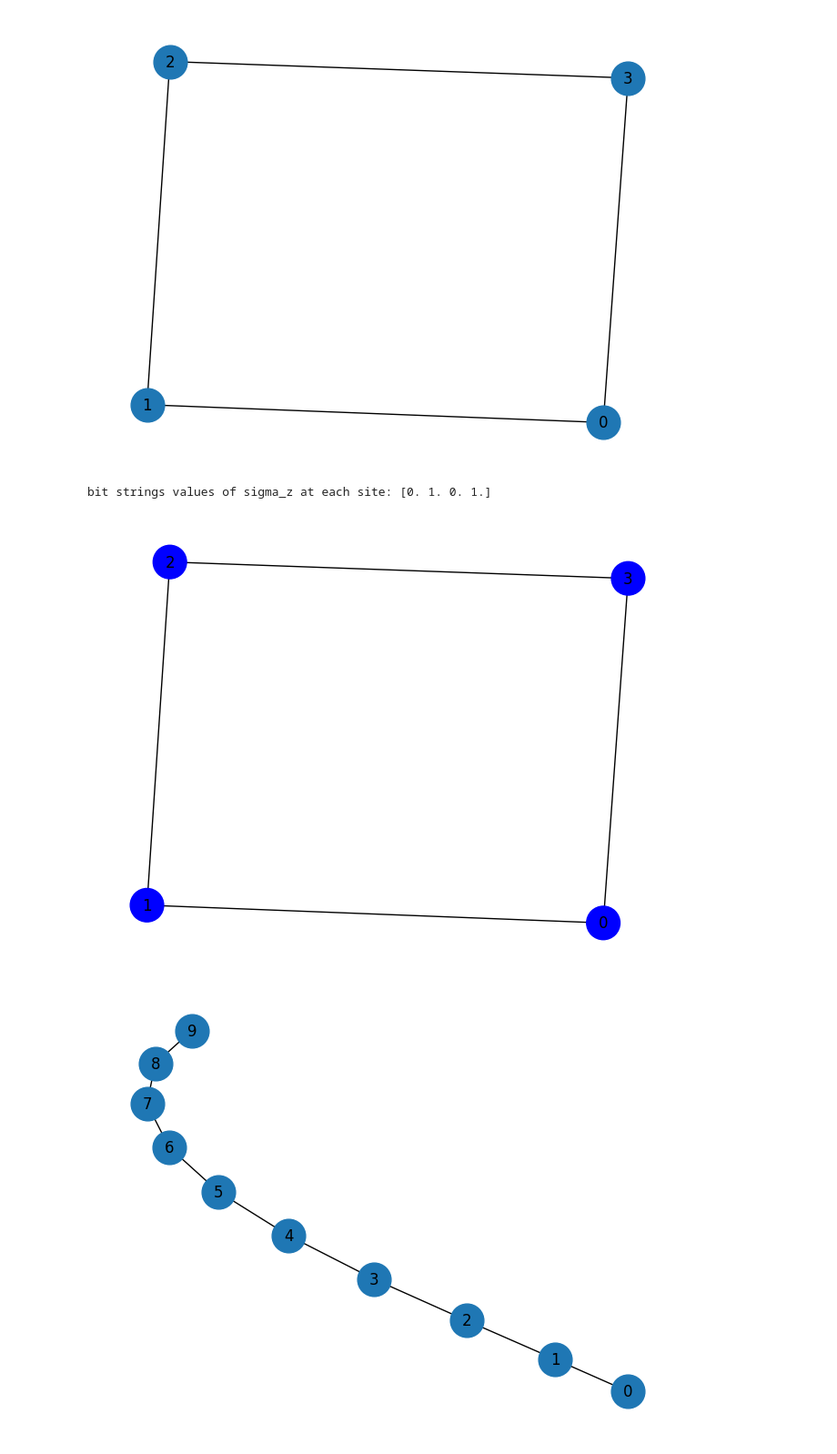
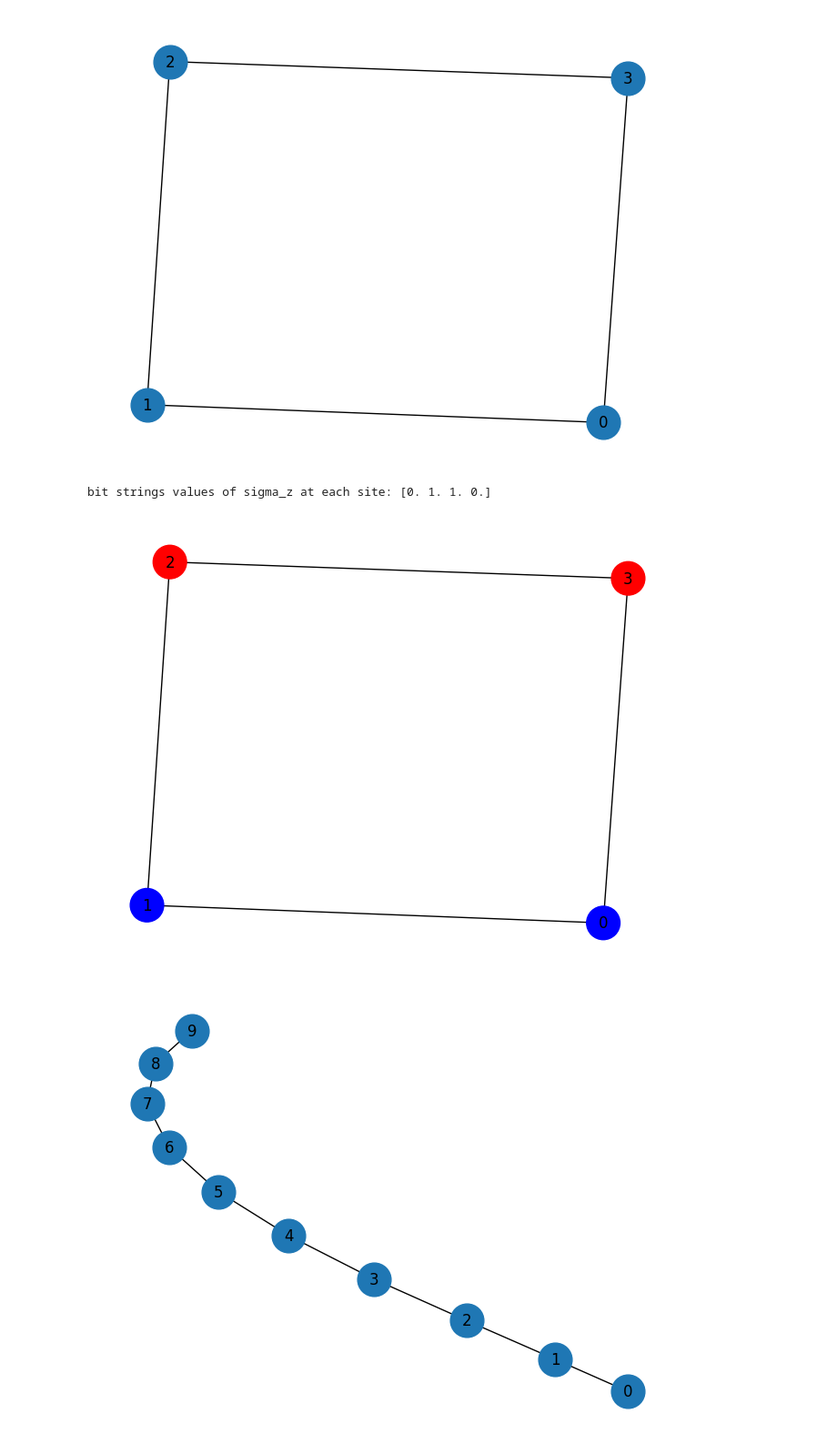
Before and after one commit to Khadijah-Trawally/QuantumGraphColoring, a Jupyter notebook: test_graph_coloring_hamiltonian_with_cost_function.ipynb, the cells around one changed output. Shown: that part at 91% size. Drawn from its saved outputs; the diff is of its cells as text; code cells hidden in the pictures.

```diff
--- a/test_graph_coloring_hamiltonian_with_cost_function.ipynb
+++ b/test_graph_coloring_hamiltonian_with_cost_function.ipynb
@@ -319,7 +319,7 @@ def generate_bitstrings(N, ground_state):
     #print("Generated bit string:", bit_string)  # Debugging line
     return bit_string
 
-def generate_ising_hamiltonian(n, c, G, lambda1 = 1, lambda2 = 1):
+def generate_ising_hamiltonian(n, c, G, lambda1 = 4, lambda2 = 2):
     """
     Generate the Hamiltonian for a quantum Ising model and compute the expectation values
     of the Pauli Z matrix at each site for the ground state.
@@ -406,17 +406,17 @@ def assign_color(result, num_color):
 # %%
 
 if __name__ == '__main__':
 
   N = 4
   C = 2
-  result, _ = generate_ising_hamiltonian(N, C, G, lambda1 = 2, lambda2 = 0.1)
+  result, _ = generate_ising_hamiltonian(N, C, G)
   node_colors = assign_color(result, C)
 
 
   graph = draw_graph(N, edges, node_colors)
 # %% [output]
-bit strings values of sigma_z at each site: [0. 1. 0. 1.]
+bit strings values of sigma_z at each site: [0. 1. 1. 0.]
-[figure, old version]
+[figure, new version]
 # %%
 # df = pd.read_csv('hamiltonian.txt', delim_whitespace=True,  header = None )
 # df
```
Also changed, not shown: parts of 5 cells of this notebook.
